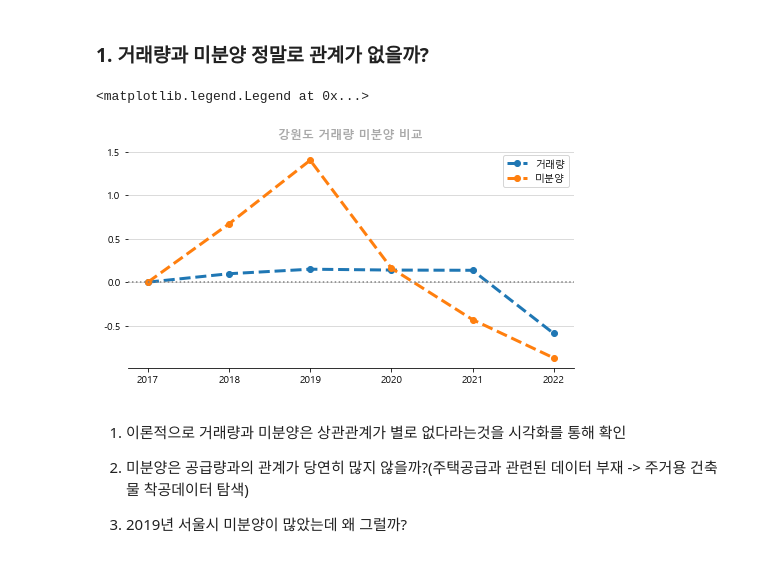
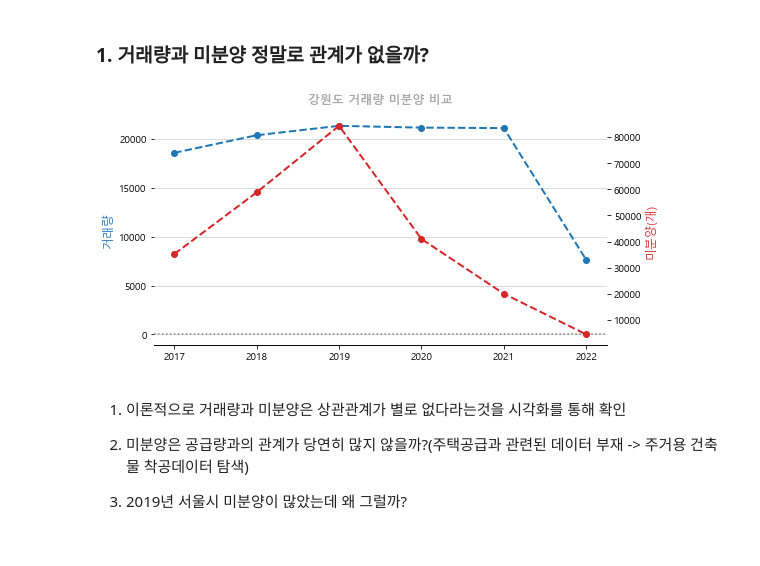
Before and after one commit to ljs7463/prop-tech, a Jupyter notebook: Real estate Analysis/ANALYSIS.ipynb, the cells around one changed output. Saved outputs shown, nothing was run; the diff lists cells and outputs as text; code cells hidden in the pictures.

```diff
--- a/Real estate Analysis/ANALYSIS.ipynb
+++ b/Real estate Analysis/ANALYSIS.ipynb
@@ -61,63 +61,61 @@ transaction['contractDate'] = pd.to_datetime(transaction['contractDate'],format
 transaction['year'] = transaction['contractDate'].dt.year
 
 # 인덱스 설정
 transaction = pd.DataFrame(transaction.groupby('year')['cnt'].sum()).reset_index()
 
 
 # 미분양 데이터 로드(연도별 미분양 합)
 db = DatabaseHandler()
 
 sql2 = f"""
 
 SELECT year, SUM(unsold) FROM aide.unsold_sigungu
 WHERE sigunguName !='계'
 	  AND sidoCode = '42'
 GROUP BY year
 ORDER BY year ASC;
 """
 df = db.read_table(sql2)
 unsold = df.copy()
 
 # 거래량 데이터와 연도 통일
 transaction = transaction.loc[6:,['year','cnt']].reset_index(drop = True)
 
 # 컬럼명 변경
 unsold = unsold.rename(columns = {'SUM(unsold)':'unsold'})
 
 
 # Merge
 dataset = pd.merge(transaction, unsold,on = 'year', how = 'inner')
 
-# 정규화
-dataset['cnt'] = dataset['cnt'].apply(lambda x: (x/18599)-1)
-dataset['unsold'] = dataset['unsold'].apply(lambda x: (x/35196)-1)
-dataset['unsold'] = dataset['unsold'].apply(lambda x:round(x,2))
+# Visualization
+fig, ax = plt.subplots(figsize = (8,4))
+
+ax.plot(dataset['year'],dataset['cnt'],"o--",label = '거래량',lw=2, color = 'tab:blue')
+ax.set_ylabel('거래량', fontsize = 12, color = 'tab:blue')
+
+ax2 = ax.twinx()
+ax2.plot(dataset['year'],dataset['unsold'], "o--",label = '미분양',lw=2, color = 'tab:red')
+ax2.set_ylabel('미분양(개)', fontsize = 12, color = 'tab:red')
+
+# 0점선
+ax.axhline(y=0, c="gray", ls=":")
+
+# 그리드 추가
+ax.grid(axis="y", c="lightgray") # "axis = 'x'" 는 x축 세로선 grid생성
+
+# 제목 추가
+ax.set_title("강원도 거래량 미분양 비교",
+             fontweight="bold", fontsize="large", color="darkgray", pad=12)# pad는 타이틀과 그림사이의 거리
+
+# 필요없는 선 제거
+ax.spines[["left", "top", "right"]].set_visible(False)
+ax2.spines[['left','top', 'right']].set_visible(False)
+
+fig.tight_layout()
+plt.show()
+# %% [output]
+[figure, added]
-# %%
-# Visualization
-fig, ax = plt.subplots(figsize = (8,4))
-
-ax.plot(dataset['year'],dataset['cnt'],"o--",label = '거래량',lw=3)
-ax.plot(dataset['year'],dataset['unsold'], "o--",label = '미분양',lw=3)
-
-# 0점선
-ax.axhline(y=0, c="gray", ls=":")
-
-# 그리드 추가
-ax.grid(axis="y", c="lightgray") # "axis = 'x'" 는 x축 세로선 grid생성
-
-# 제목 추가
-ax.set_title("강원도 거래량 미분양 비교",
-             fontweight="bold", fontsize="large", color="darkgray", pad=12)# pad는 타이틀과 그림사이의 거리
-
-# 필요없는 선 제거
-ax.spines[["left", "top", "right"]].set_visible(False)
-
-
-
-ax.legend()
-# %% [output]
-<matplotlib.legend.Legend at 0x...>
-[figure, removed]
 # %% [markdown]
 1. 이론적으로 거래량과 미분양은 상관관계가 별로 없다라는것을 시각화를 통해 확인
 
```
Also changed, not shown: parts of 10 cells of this notebook, 1 other file.
